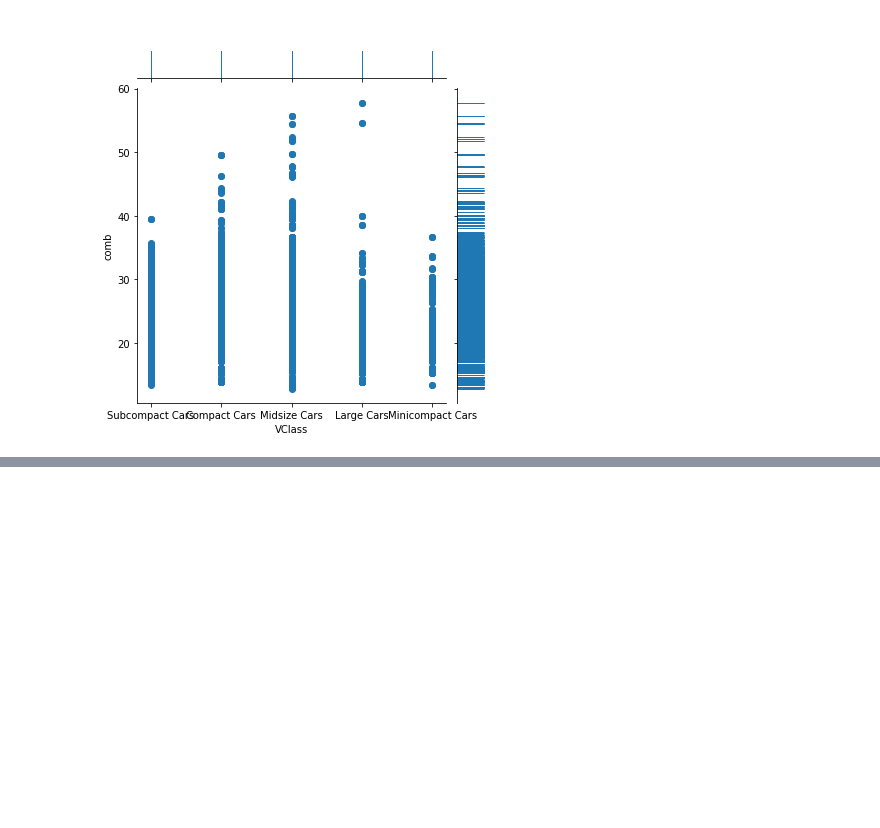
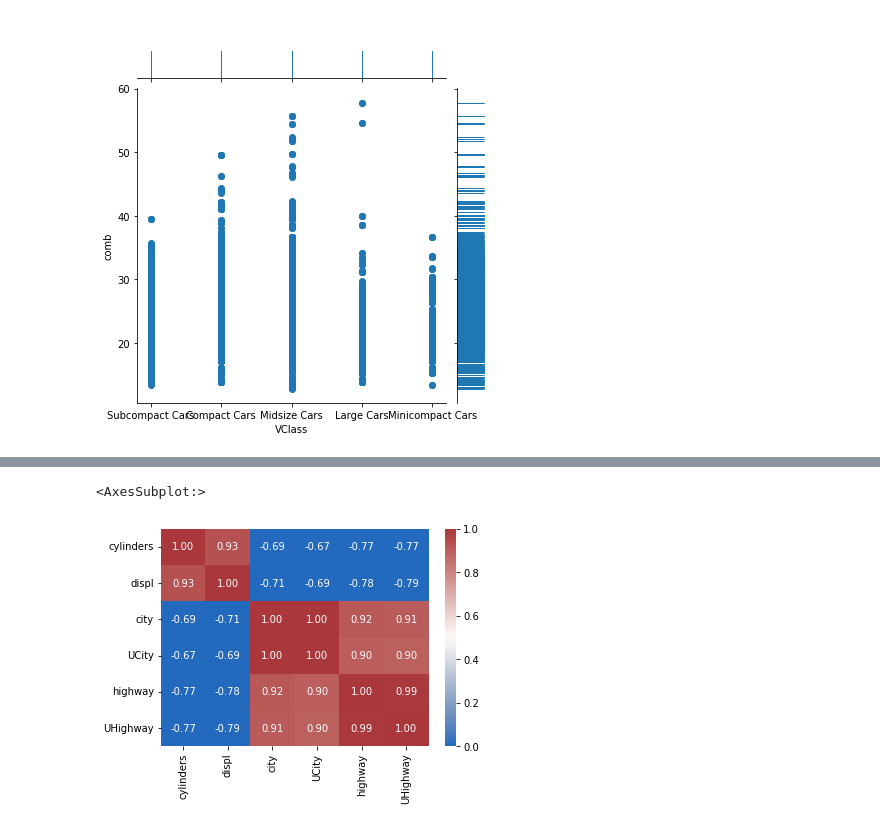
Before and after one commit to AlexWangVT/data_visual_course, a Jupyter notebook: bivariate.ipynb, the cells around one changed output, grey strips where cells are left out. Cells and saved outputs as stored; diff of their text form; code cells hidden in the pictures; blank space fills up the shorter version.

```diff
--- a/bivariate.ipynb
+++ b/bivariate.ipynb
@@ -133,0 +194,5 @@ plt.legend(['Automatic', 'Manual'])
+# %%
+sns.heatmap(fuel_ecom[parms].corr(), cmap = 'vlag', annot = True, fmt = '.2f', vmin=0)
+# %% [output]
+<AxesSubplot:>
+[figure, added]
```
Also changed, not shown: parts of 8 cells of this notebook.
